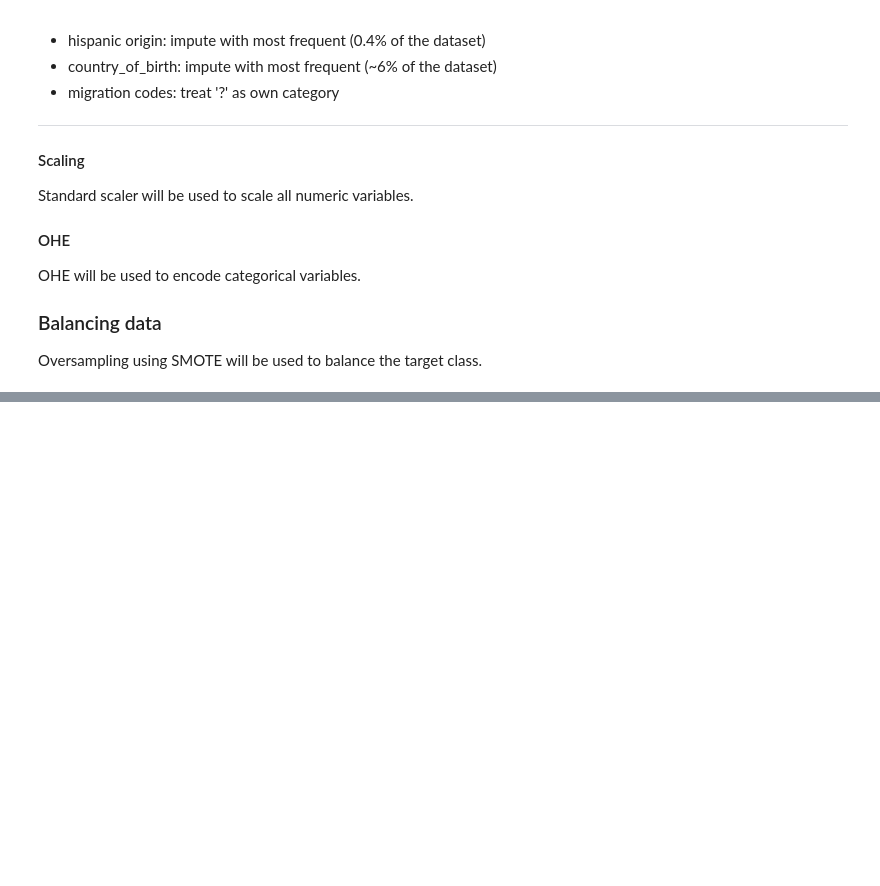
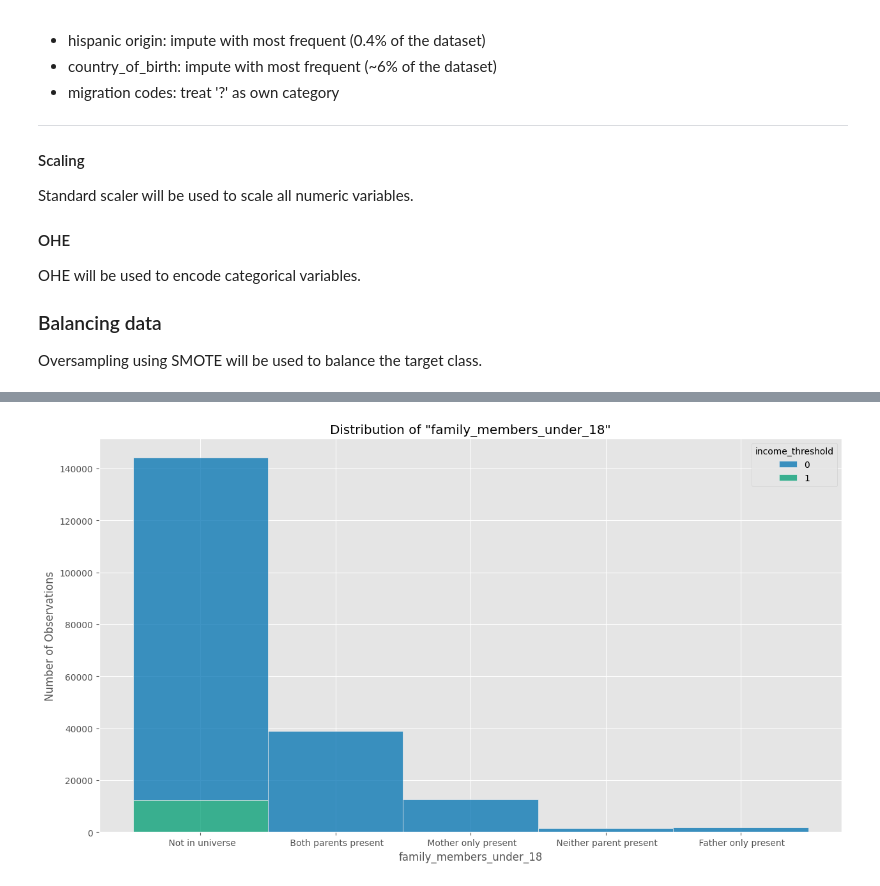
Before and after one commit to ncikr/census_income, a Jupyter notebook: eda.ipynb, the cells around one changed output, grey strips where cells are left out. Saved outputs shown, nothing was run; the diff lists cells and outputs as text; code cells hidden in the pictures; blank space fills up the shorter version.

```diff
--- a/eda.ipynb
+++ b/eda.ipynb
@@ -308,0 +326,16 @@ Oversampling using SMOTE will be used to balance the target class.
+# %%
+plt.figure(figsize=[15, 8])
+sns.histplot(
+	# binwidth=0.1,
+	x=data['family_members_under_18'],
+	hue='income_threshold',
+	data=data,
+	stat='count',
+	multiple='stack',
+)
+plt.title('Distribution of "family_members_under_18"')
+plt.xlabel('family_members_under_18')
+plt.ylabel('Number of Observations')
+plt.style.use('seaborn-v0_8-colorblind')
+# %% [output]
+[figure, added]
```
Also changed, not shown: parts of 4 cells of this notebook.
